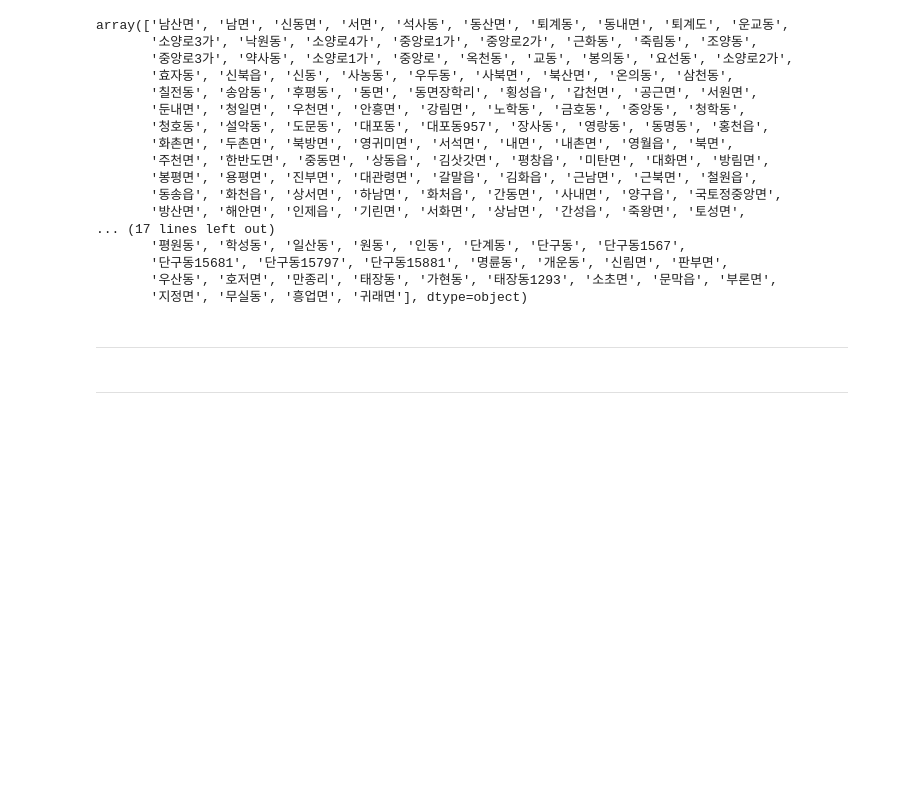
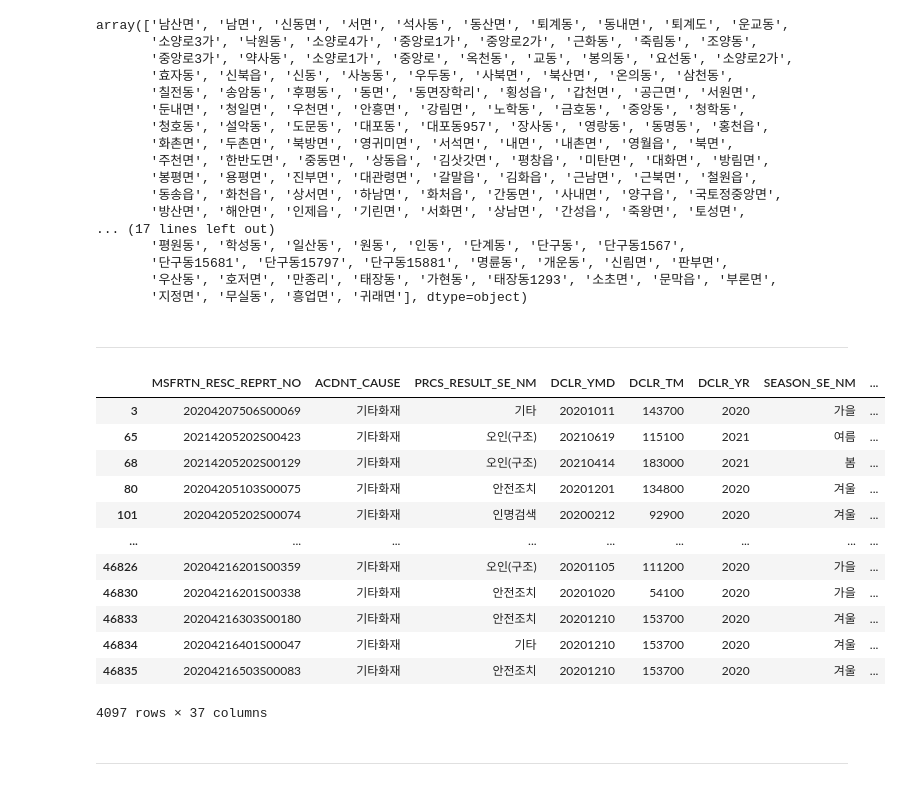
Before and after one commit to Myungbin/Senior, a Jupyter notebook: 비지니스인텔리전스/Project_비지니스인텔리전스/데이터전처리 - SGGEMD.ipynb, the cells around one changed output. Drawn from its saved outputs; the diff is of its cells as text; code cells hidden in the pictures; blank space fills up the shorter version.

```diff
--- a/비지니스인텔리전스/Project_비지니스인텔리전스/데이터전처리 - SGGEMD.ipynb
+++ b/비지니스인텔리전스/Project_비지니스인텔리전스/데이터전처리 - SGGEMD.ipynb
@@ -150,6 +150,22 @@ del alarm['데이터기준일자']
 alarm['Full_NM'] = alarm['시군구명'] + ' ' + alarm['EMD_NM']
 
 df['Full_NM'] = df['SIGUNGU_NM'] + ' ' + df['EMD_NM']
+# %%
+df
+# %% [output]
+|  | MSFRTN_RESC_REPRT_NO | ACDNT_CAUSE | PRCS_RESULT_SE_NM | DCLR_YMD | DCLR_TM | DCLR_YR | SEASON_SE_NM | ... |
+| 3 | 20204207506S00069 | 기타화재 | 기타 | 20201011 | 143700 | 2020 | 가을 | ... |
+| 65 | 20214205202S00423 | 기타화재 | 오인(구조) | 20210619 | 115100 | 2021 | 여름 | ... |
+| 68 | 20214205202S00129 | 기타화재 | 오인(구조) | 20210414 | 183000 | 2021 | 봄 | ... |
+| 80 | 20204205103S00075 | 기타화재 | 안전조치 | 20201201 | 134800 | 2020 | 겨울 | ... |
+| 101 | 20204205202S00074 | 기타화재 | 인명검색 | 20200212 | 92900 | 2020 | 겨울 | ... |
+| ... | ... | ... | ... | ... | ... | ... | ... | ... |
+| 46826 | 20204216201S00359 | 기타화재 | 오인(구조) | 20201105 | 111200 | 2020 | 가을 | ... |
+| 46830 | 20204216201S00338 | 기타화재 | 안전조치 | 20201020 | 54100 | 2020 | 가을 | ... |
+| 46833 | 20204216303S00180 | 기타화재 | 안전조치 | 20201210 | 153700 | 2020 | 겨울 | ... |
+| 46834 | 20204216401S00047 | 기타화재 | 기타 | 20201210 | 153700 | 2020 | 겨울 | ... |
+| 46835 | 20204216503S00083 | 기타화재 | 안전조치 | 20201210 | 153700 | 2020 | 겨울 | ... |
+4097 rows × 37 columns
 # %% [markdown]
 ---
 # %% [markdown]
```
Also changed, not shown: parts of 23 cells of this notebook.
